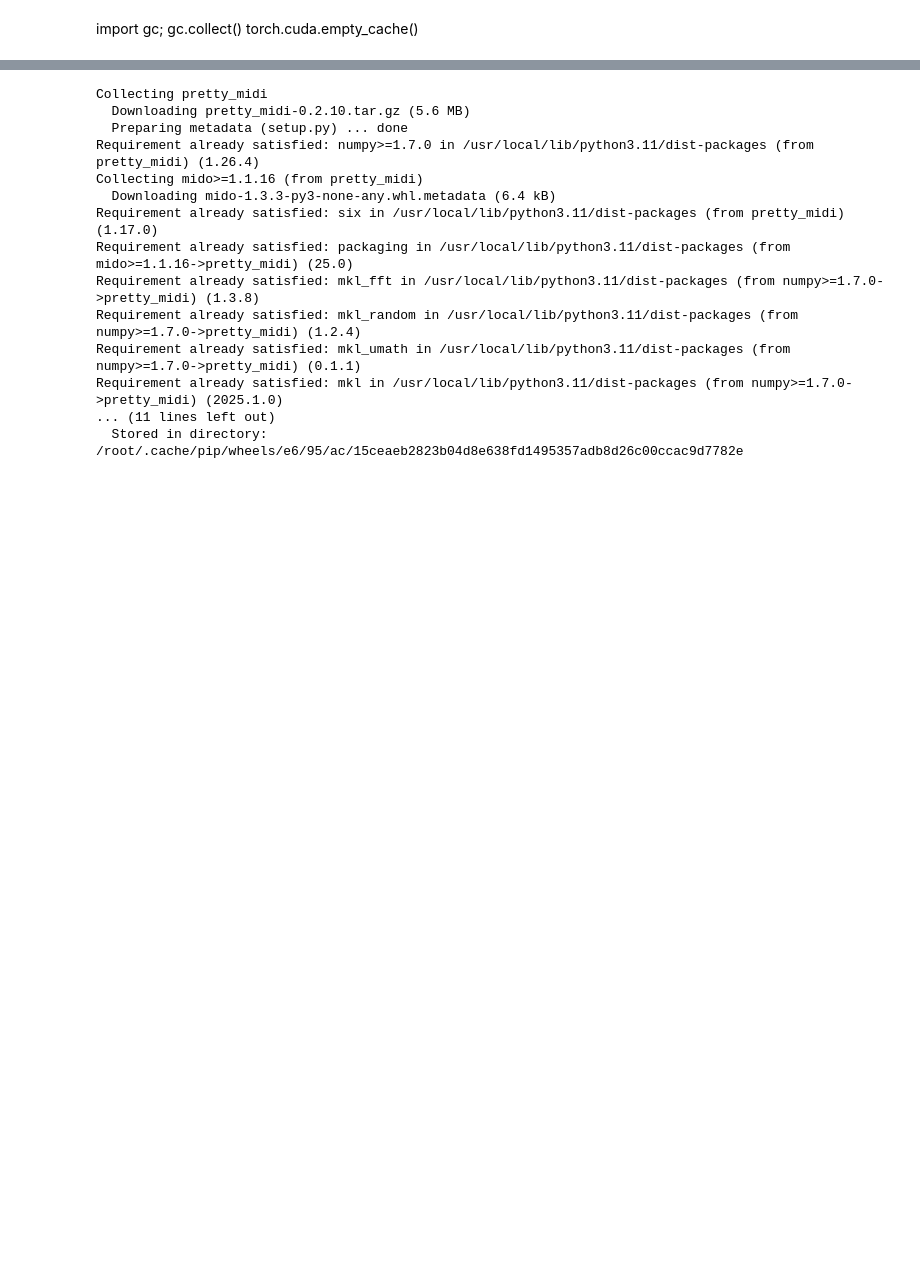
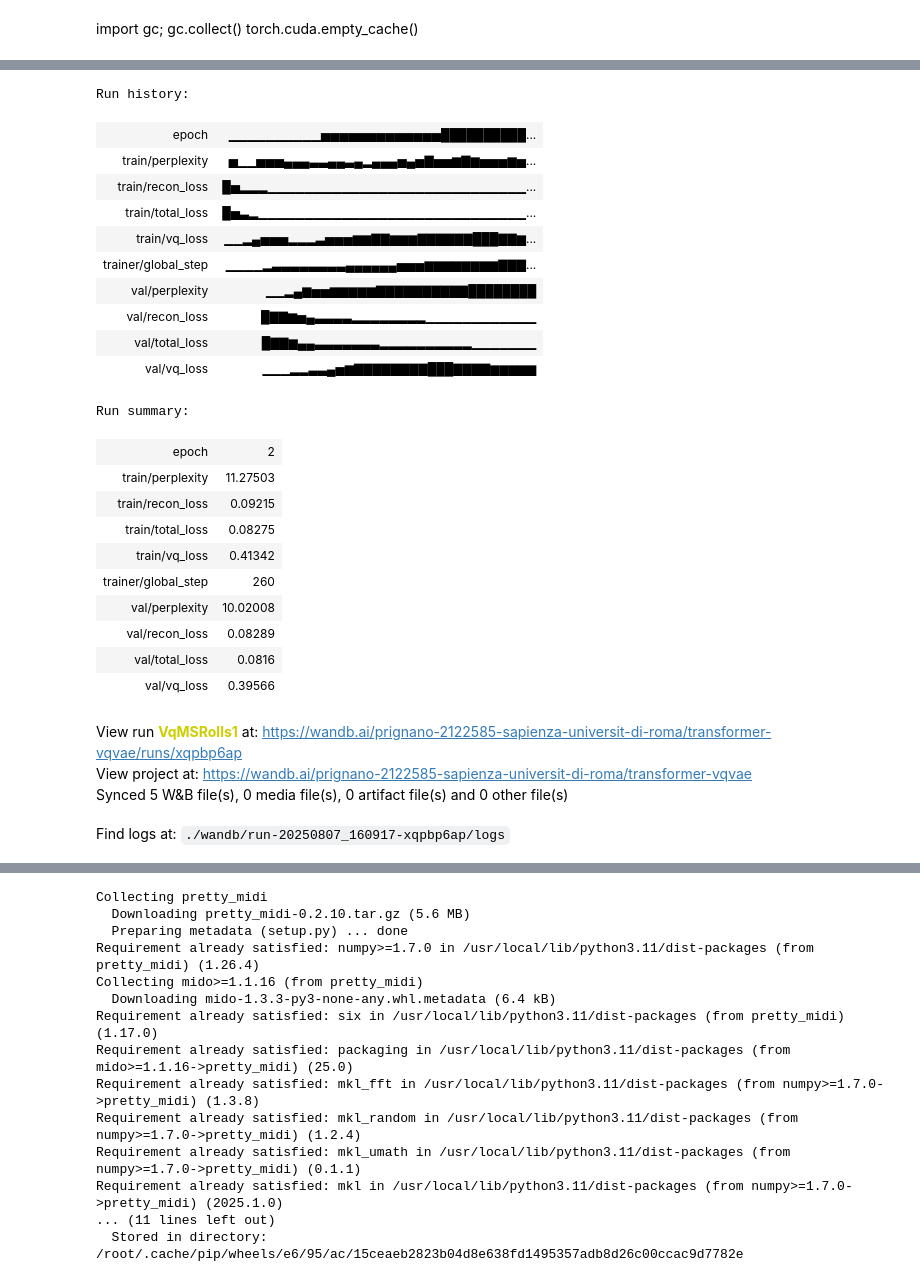
Before and after one commit to MarioPaerle/DIATONICA, a Jupyter notebook: pianorollvq.ipynb, the cells around one changed output, grey strips where cells are left out. Cells and saved outputs as stored; diff of their text form; code cells hidden in the pictures; blank space fills up the shorter version.

```diff
--- a/pianorollvq.ipynb
+++ b/pianorollvq.ipynb
@@ -419,0 +512,10 @@ torch.cuda.empty_cache()
+# %%
+from pytorch_lightning.loggers import WandbLogger
+import wandb
+wandb.finish()
+wandb_logger = WandbLogger(
+    project="transformer-vqvae",
+    name="VqMSRolls1_run2",
+    log_model=False
+)
+# %% [output]
@@ -420 +523,27 @@ torch.cuda.empty_cache()
+Run history:
+| epoch | ▁▁▁▁▁▁▁▁▁▁▅▅▅▅▅▅▅▅▅▅▅▅▅██████████... |
+| train/perplexity | ▅▁▁▅▅▅▄▄▄▃▃▄▄▃▄▂▄▄▄▅▄▅▇▅▅▆▇▆▅▅▅▆▅... |
+| train/recon_loss | █▅▂▂▂▁▁▁▁▁▁▁▁▁▁▁▁▁▁▁▁▁▁▁▁▁▁▁▁▁▁▁▁... |
+| train/total_loss | █▅▃▂▁▁▁▁▁▁▁▁▁▁▁▁▁▁▁▁▁▁▁▁▁▁▁▁▁▁▁▁▁... |
+| train/vq_loss | ▁▁▂▄▅▅▅▂▂▂▃▅▅▅▆▆▇▇▆▆▆▇▇▇▇▇▇███▇▇▆... |
+| trainer/global_step | ▁▁▁▁▂▃▃▃▃▃▃▃▃▄▄▄▄▄▄▅▅▅▆▆▆▆▆▆▆▆▇▇▇... |
+| val/perplexity | ▁▁▂▄▆▅▅▆▆▆▆▆▇▇▇▇▇▇▇▇▇▇████████ |
+| val/recon_loss | █▇▇▆▅▄▃▃▃▃▂▂▂▂▂▂▂▂▁▁▁▁▁▁▁▁▁▁▁▁ |
+| val/total_loss | █▇▇▆▄▄▃▃▃▃▃▃▃▂▂▂▂▂▂▂▂▂▂▁▁▁▁▁▁▁ |
+| val/vq_loss | ▁▁▁▂▂▃▃▄▅▆▇▇▇▇▇▇▇▇███▇▇▇▇▆▆▆▆▆ |
+Run summary:
+| epoch | 2 |
+| train/perplexity | 11.27503 |
+| train/recon_loss | 0.09215 |
+| train/total_loss | 0.08275 |
+| train/vq_loss | 0.41342 |
+| trainer/global_step | 260 |
+| val/perplexity | 10.02008 |
+| val/recon_loss | 0.08289 |
+| val/total_loss | 0.0816 |
+| val/vq_loss | 0.39566 |
+View run VqMSRolls1 at: https://wandb.ai/prignano-2122585-sapienza-universit-di-roma/transformer-vqvae/runs/xqpbp6ap
+View project at: https://wandb.ai/prignano-2122585-sapienza-universit-di-roma/transformer-vqvae
+Synced 5 W&B file(s), 0 media file(s), 0 artifact file(s) and 0 other file(s)
+Find logs at: ./wandb/run-20250807_160917-xqpbp6ap/logs
 # %%
```
Also changed, not shown: parts of 16 cells of this notebook.
